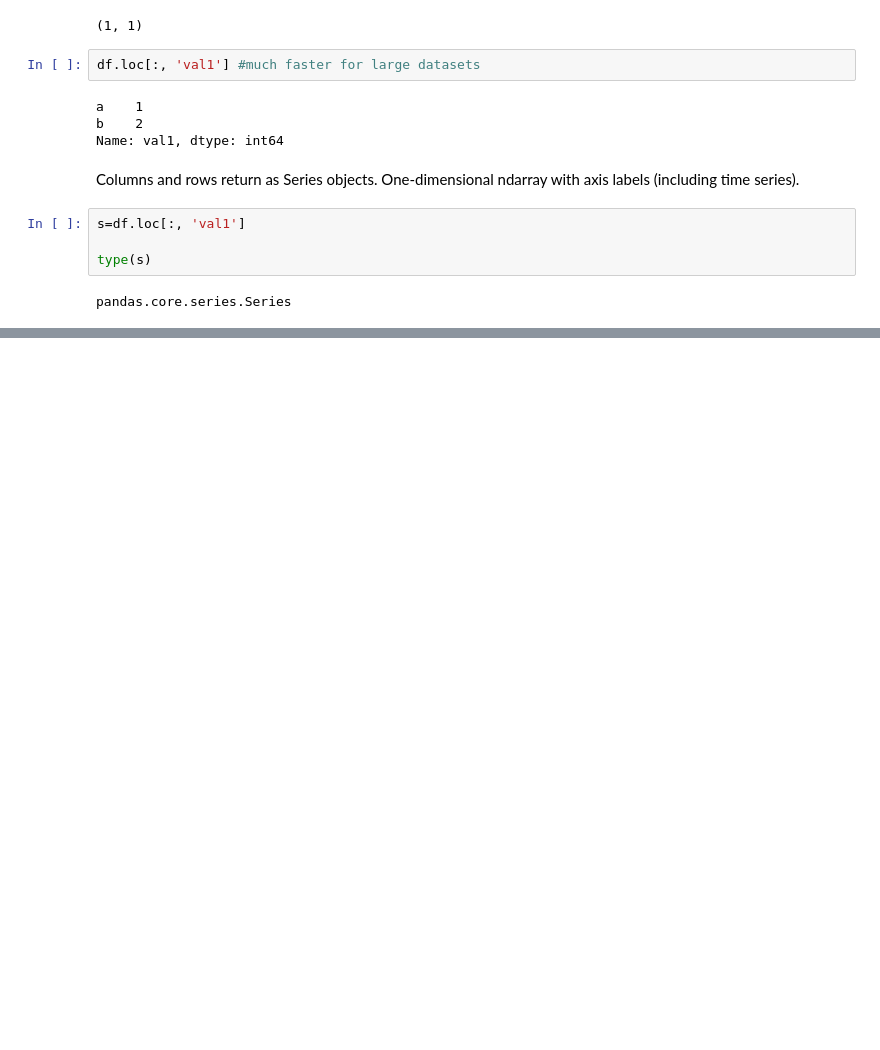
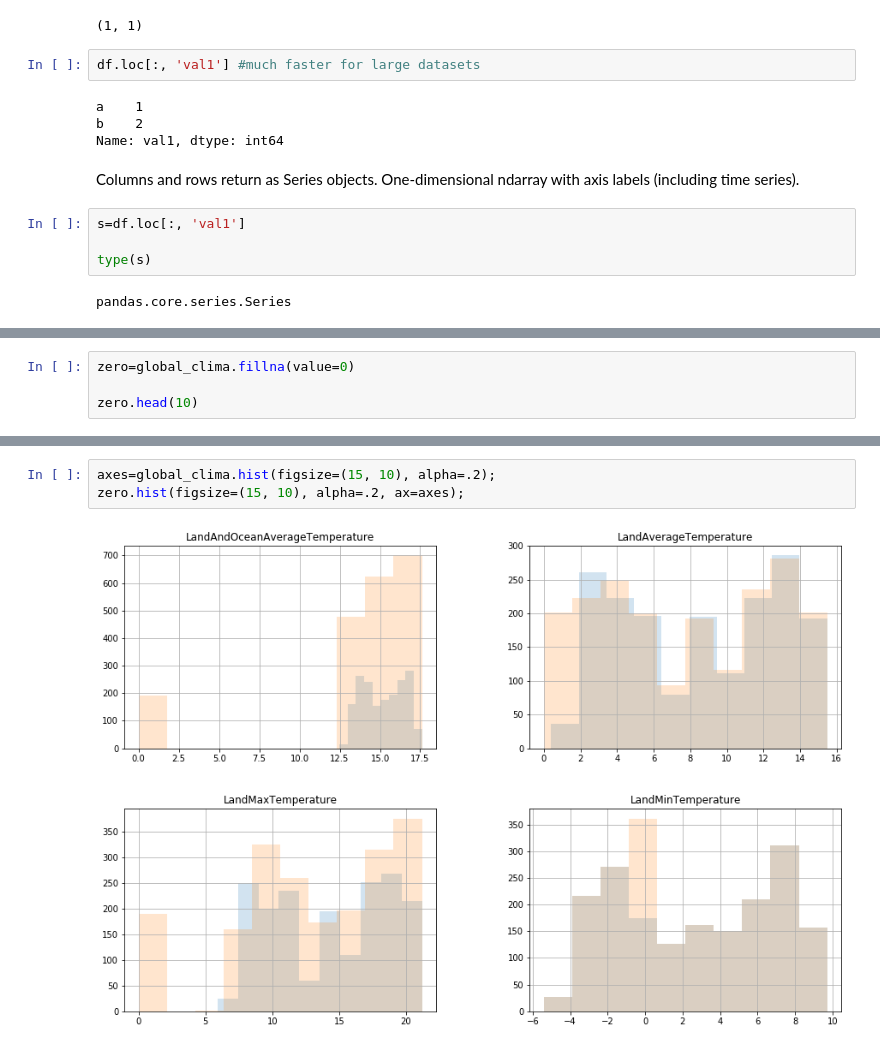
Before and after one commit to douglasvitoreti/scientific-python-lectures, a Jupyter notebook: Lecture-6-Pandas.ipynb, the cells around one changed output, grey strips where cells are left out. Drawn from its saved outputs; the diff is of its cells as text; blank space fills up the shorter version.

```diff
--- a/Lecture-6-Pandas.ipynb
+++ b/Lecture-6-Pandas.ipynb
@@ -167,0 +238,4 @@ pandas.core.series.Series
+# %%
+zero=global_clima.fillna(value=0)
+
+zero.head(10)
@@ -167,0 +255,5 @@ pandas.core.series.Series
+# %%
+axes=global_clima.hist(figsize=(15, 10), alpha=.2);
+zero.hist(figsize=(15, 10), alpha=.2, ax=axes);
+# %% [output]
+[figure, added]
```
Also changed, not shown: parts of 32 cells of this notebook, 10 other files.
